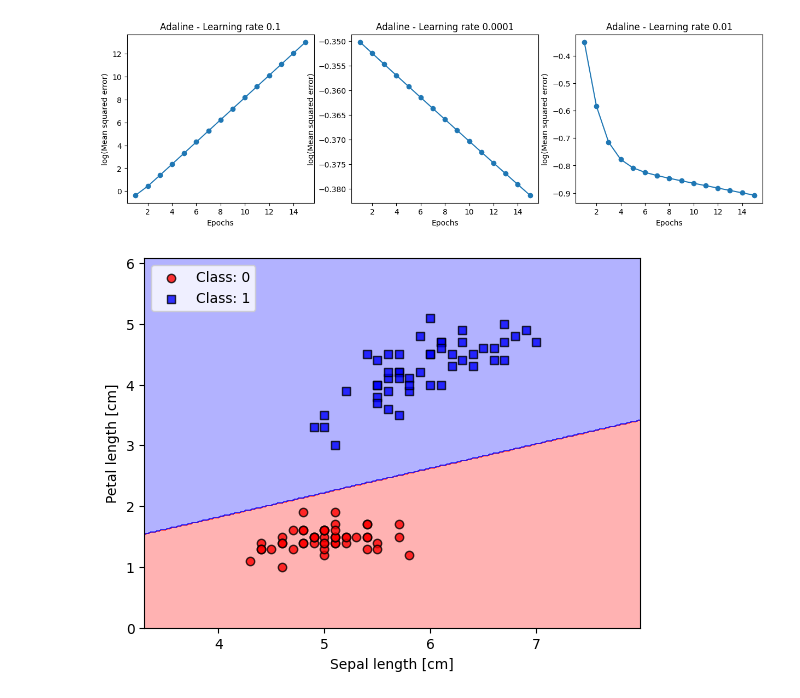
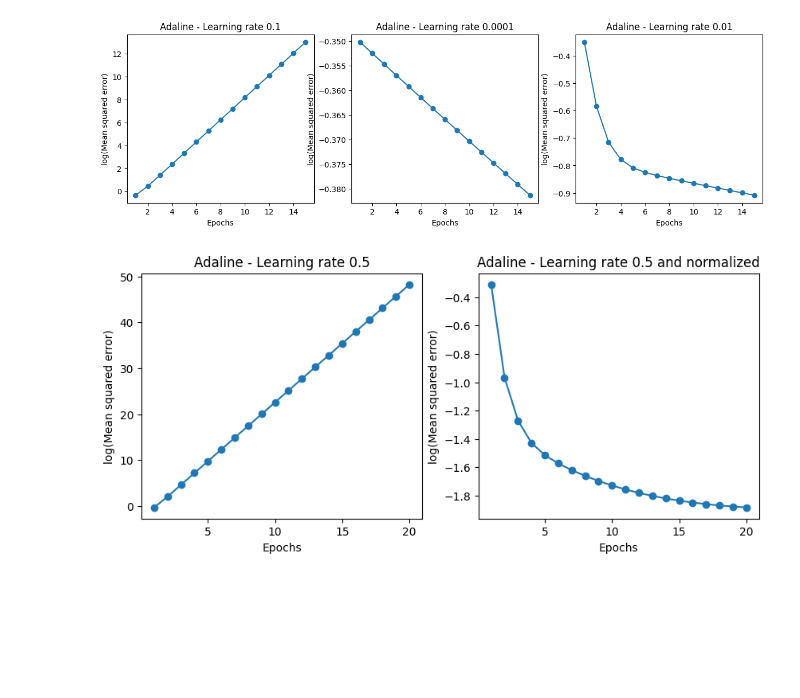
Before and after one commit to wakabame/study_pytorch, a Jupyter notebook: notebook/adaline_train.ipynb, the cells around one changed output. Cells and saved outputs as stored; diff of their text form; code cells hidden in the pictures; blank space fills up the shorter version.

```diff
--- a/notebook/adaline_train.ipynb
+++ b/notebook/adaline_train.ipynb
@@ -74,15 +74,28 @@ ax[2].set_title("Adaline - Learning rate 0.01")
 plt.show()
 # %% [output]
 [figure]
+# %%
+X_std = np.copy(X)
+X_std[:,0] = (X[:,0] - X[:,0].mean()) / X[:, 0].std()
+X_std[:,1] = (X[:,1] - X[:,1].mean()) / X[:, 1].std()
+
+ada4 = AdalineGD(n_iter=20, eta=0.5).fit(X, y)
+ada5 = AdalineGD(n_iter=20, eta=0.5).fit(X_std, y)
 # %%
-from study_pytorch.plot_util import plot_decision_regions
+fix, ax = plt.subplots(nrows=1, ncols=2, figsize=(10, 4))
+
+
+ax[0].plot(range(1, len(ada4.losses_)+1 ), np.log10(ada4.losses_), marker='o')
+ax[0].set_xlabel("Epochs")
+ax[0].set_ylabel("log(Mean squared error)")
+ax[0].set_title("Adaline - Learning rate 0.5")
+
+ax[1].plot(range(1, len(ada5.losses_)+1 ), np.log10(ada5.losses_), marker='o')
+ax[1].set_xlabel("Epochs")
+ax[1].set_ylabel("log(Mean squared error)")
+ax[1].set_title("Adaline - Learning rate 0.5 and normalized")
+
+
+plt.show()
+# %% [output]
+[figure, added]
-# %%
-plot_decision_regions(X, y, classifier=ppn)
-
-plt.xlabel("Sepal length [cm]")
-plt.ylabel("Petal length [cm]")
-plt.legend(loc="upper left")
-
-plt.show()
-# %% [output]
-[figure, removed]
```
Also changed, not shown: parts of 3 cells of this notebook, 2 other files.
